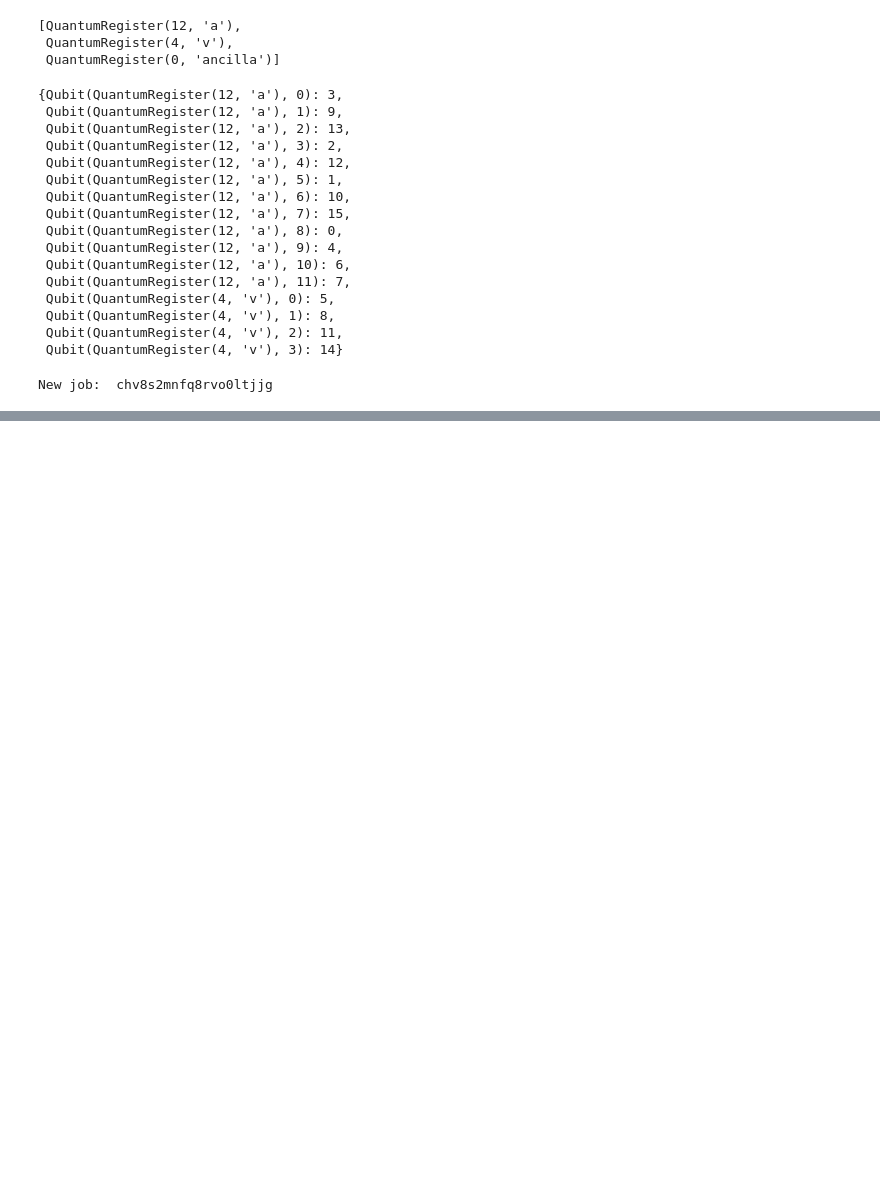
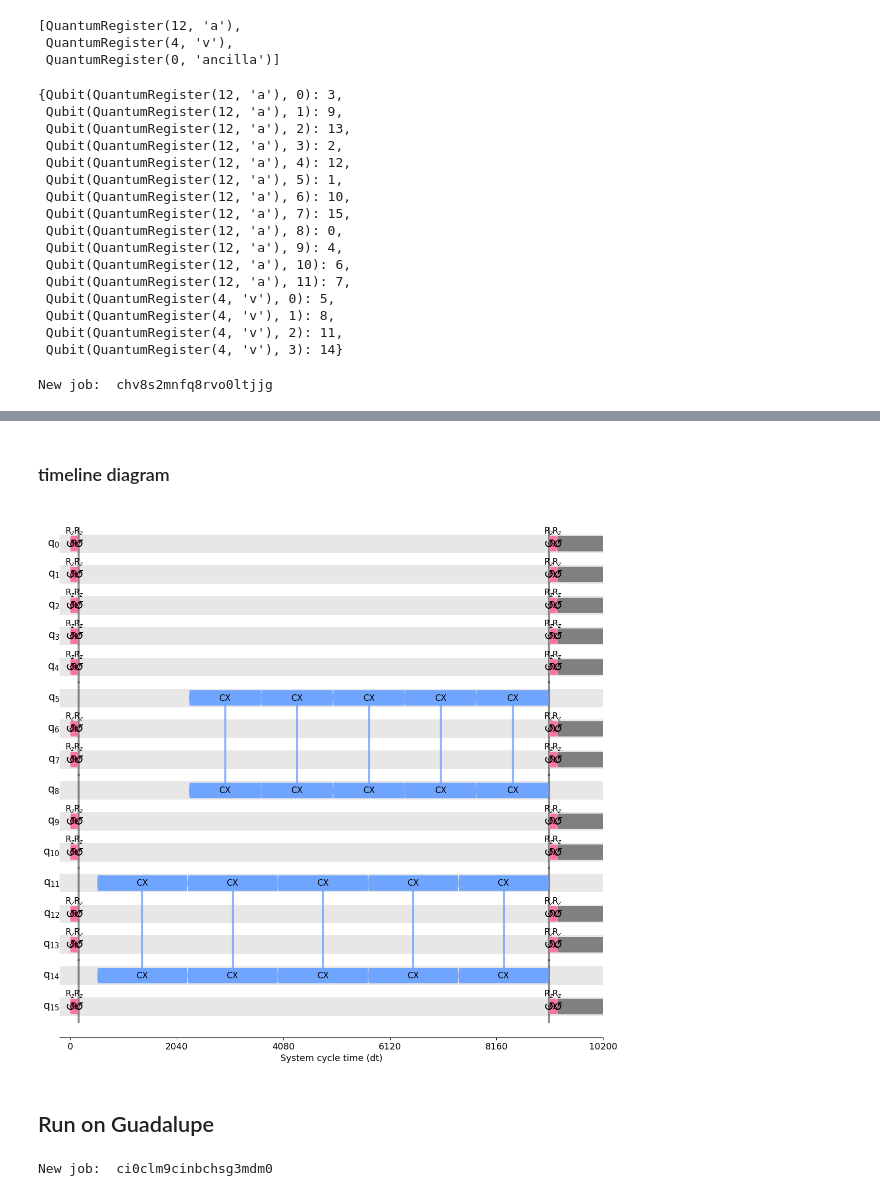
Before and after one commit to thspreetham98/quantum_snooping_v1, a Jupyter notebook: ibm_7_qubit_hardware.ipynb, the cells around one changed output, grey strips where cells are left out. Drawn from its saved outputs; the diff is of its cells as text; code cells hidden in the pictures; blank space fills up the shorter version.

Commit message:
strange results time window 4 qubit chain

```diff
--- a/ibm_7_qubit_hardware.ipynb
+++ b/ibm_7_qubit_hardware.ipynb
@@ -339,0 +356,42 @@ New job:  chv8s2mnfq8rvo0ltjjg
+# %%
+layout_dict = { }
+
+for qreg, index in zip(qregs[0], snooper_qubits):
+    layout_dict[qreg] = index
+
+for qreg, index in zip(qregs[1], victim_qubits):
+    layout_dict[qreg] = index
+
+for qreg, index in zip(qregs[2], ancilla_qubits):
+    layout_dict[qreg] = index
+# %%
+ibm_backend_name = 'ibmq_guadalupe'
+backend = provider.get_backend(ibm_backend_name)
+# %%
+pm = generate_preset_pass_manager(0, backend)
+layout = Layout(layout_dict)
+pm.layout = PassManager([
+    SetLayout(layout),
+    ApplyLayout()
+])
+
+pm.scheduling = PassManager([
+    ALAPSchedule(backend.instruction_durations)
+])
+# %%
+full_qcs = []
+for reps, qcs in full_qcs_per_reps.items():
+    full_qcs.extend(qcs)
+# %% [markdown]
+### timeline diagram
+# %%
+from qiskit.visualization import timeline_drawer
+
+i = -1
+tqc = pm.run(full_qcs[i])
+# display(tqc.draw('mpl'))
+display(timeline_drawer(tqc, time_range=(0, 10000)))
+# %% [output]
+[figure, added]
+# %% [markdown]
+## Run on Guadalupe
@@ -339,0 +400,6 @@ New job:  chv8s2mnfq8rvo0ltjjg
+# %%
+job = backend.run(tqcs, shots=8000)
+job.update_tags(['snooping', '4_chain_5_8_11_14_window'])
+print('New job: ', job.job_id())
+# %% [output]
+New job:  ci0clm9cinbchsg3mdm0
```
Also changed, not shown: parts of 6 cells of this notebook, 10 other files.
